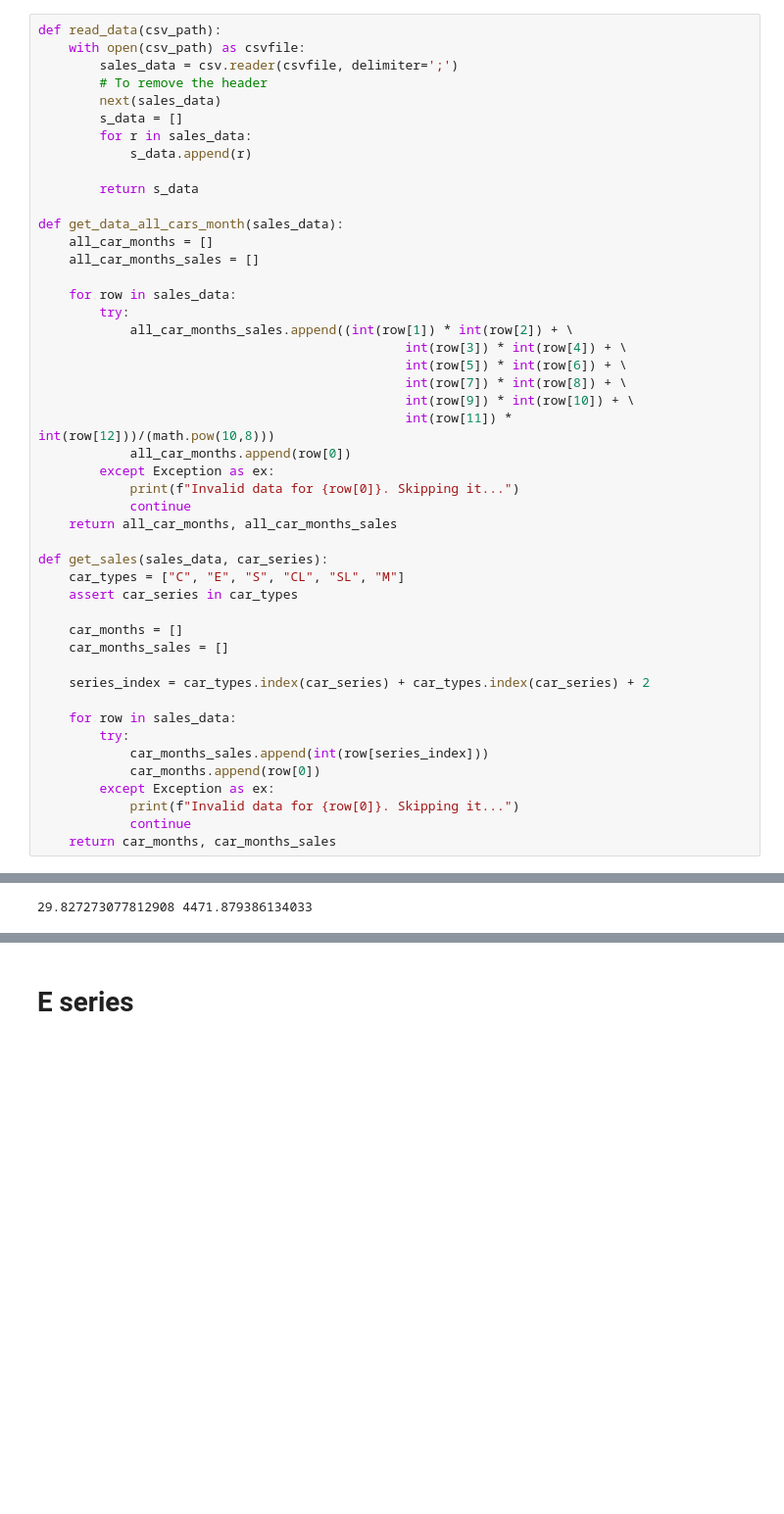
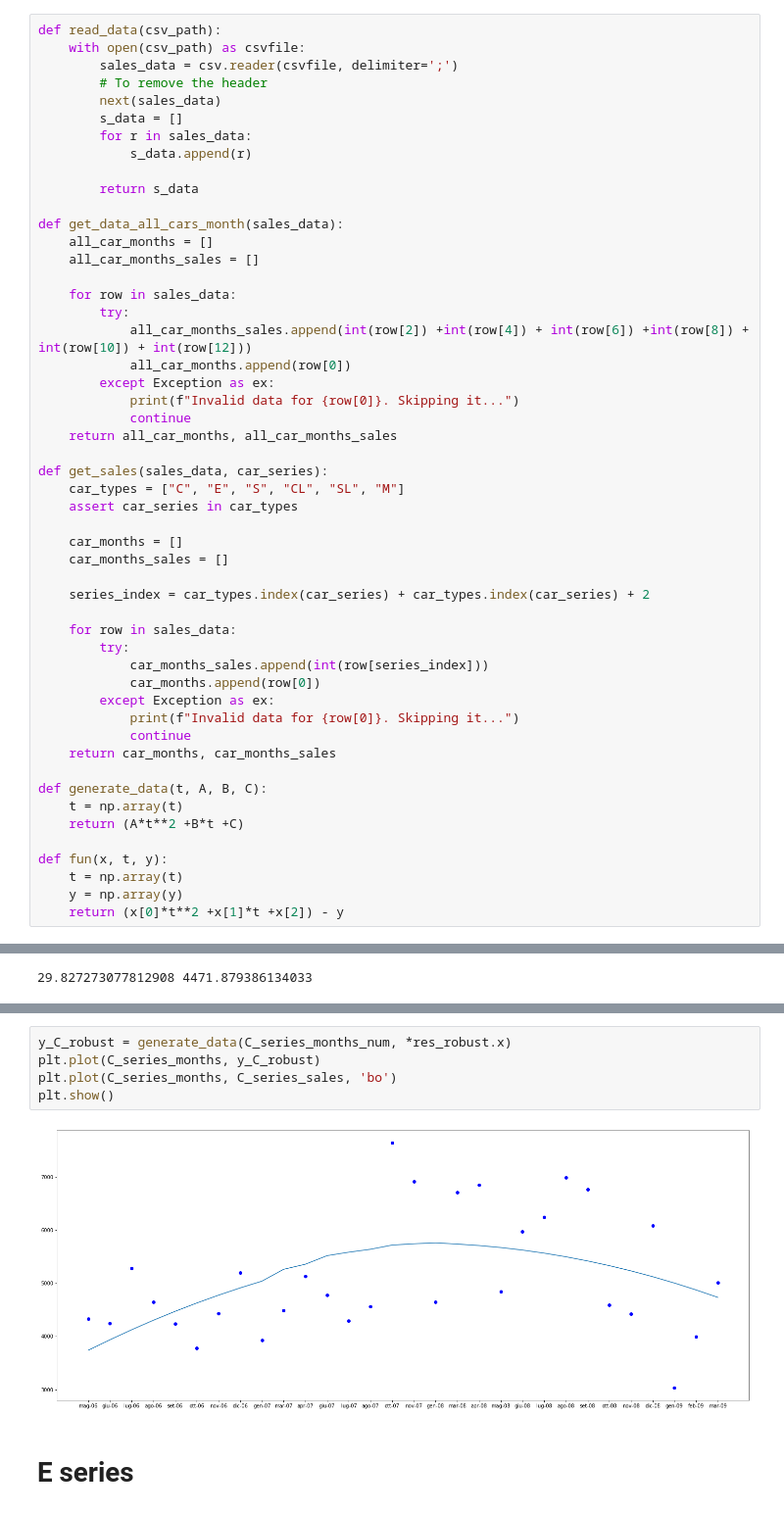
Before and after one commit to prakharverma/Mercedes-Sales-Analysis, a Jupyter notebook: mercedes_sales_analysis.ipynb, the cells around one changed output, grey strips where cells are left out. Shown at 98% size. Drawn from its saved outputs; the diff is of its cells as text; blank space fills up the shorter version.

```diff
--- a/mercedes_sales_analysis.ipynb
+++ b/mercedes_sales_analysis.ipynb
@@ -26,12 +28,7 @@ def get_data_all_cars_month(sales_data):
 
     for row in sales_data:
         try:
-            all_car_months_sales.append((int(row[1]) * int(row[2]) + \
-                                                int(row[3]) * int(row[4]) + \
-                                                int(row[5]) * int(row[6]) + \
-                                                int(row[7]) * int(row[8]) + \
-                                                int(row[9]) * int(row[10]) + \
-                                                int(row[11]) * int(row[12]))/(math.pow(10,8)))
+            all_car_months_sales.append(int(row[2]) +int(row[4]) + int(row[6]) +int(row[8]) + int(row[10]) + int(row[12]))
             all_car_months.append(row[0])
         except Exception as ex:
             print(f"Invalid data for {row[0]}. Skipping it...")
@@ -55,6 +52,15 @@ def get_sales(sales_data, car_series):
             print(f"Invalid data for {row[0]}. Skipping it...")
             continue
     return car_months, car_months_sales
+
+def generate_data(t, A, B, C):
+    t = np.array(t)
+    return (A*t**2 +B*t +C)
+
+def fun(x, t, y):
+    t = np.array(t)
+    y = np.array(y)
+    return (x[0]*t**2 +x[1]*t +x[2]) - y
 # %% [markdown]
 ### Loading data
 # %%
@@ -132,3 +148,10 @@ plt.show()
+# %%
+y_C_robust = generate_data(C_series_months_num, *res_robust.x)
+plt.plot(C_series_months, y_C_robust)
+plt.plot(C_series_months, C_series_sales, 'bo')
+plt.show()
+# %% [output]
+[figure, added]
 # %% [markdown]
 # E series
 # %% [markdown]
```
Also changed, not shown: parts of 78 cells of this notebook.
